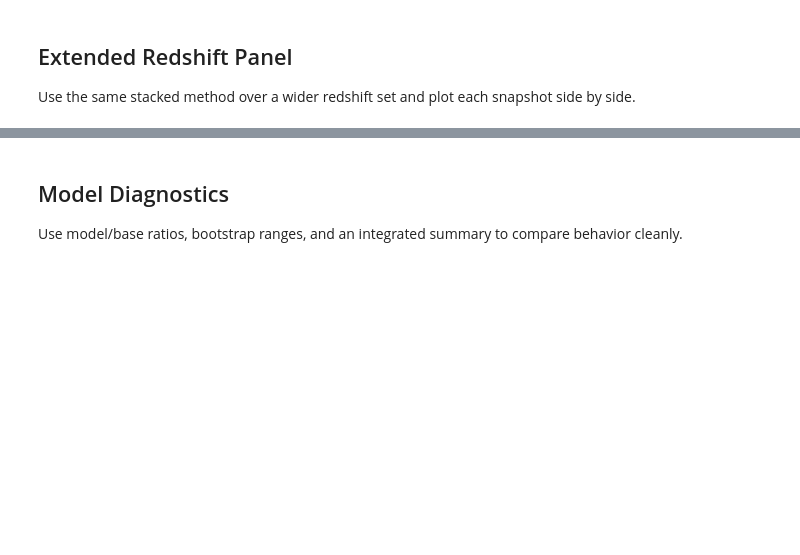
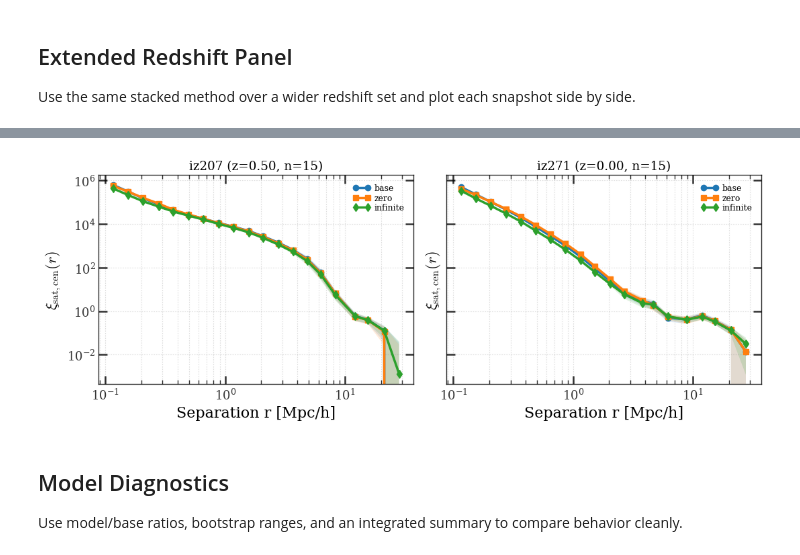
Before and after one commit to OscarHickman/galform_analysis, a Jupyter notebook: examples/dynamical_friction_timescale/satellite_cross_correlation.ipynb, the cells around one changed output, grey strips where cells are left out. Cells and saved outputs as stored; diff of their text form; code cells hidden in the pictures; blank space fills up the shorter version.

```diff
--- a/examples/dynamical_friction_timescale/satellite_cross_correlation.ipynb
+++ b/examples/dynamical_friction_timescale/satellite_cross_correlation.ipynb
@@ -319,12 +331,12 @@ def stack_snapshot(snapshot, ivols, sat_min, cen_min, host_min, nthreads=4):
                 break
             runs[model] = res
             if r_ref is None:
-                r_ref = res['r'].values
+                r_ref = res['r'].to_numpy()
         if not ok:
             continue
 
         for model in model_dirs:
-            stacks[model].append(runs[model]['xi'].values)
+            stacks[model].append(runs[model]['xi'].to_numpy())
 
     out = {'r': r_ref, 'n_used': len(stacks['base'])}
     for model in stacks:
@@ -365,34 +383,36 @@ axes = axes.flatten()
 for i, snapshot in enumerate(valid_wide):
     ax = axes[i]
     s = stacked_wide[snapshot]
     r = s['r']
     z = get_snapshot_redshift(snapshot)
     z_text = f"{z:.2f}" if z is not None else 'n/a'
 
     for model, marker in [('base', 'o-'), ('zero', 's-'), ('infinite', 'd-')]:
         mean = s[model]['mean']
         sem = s[model]['sem']
         m = np.isfinite(mean) & np.isfinite(r) & (mean > -1)
         if not np.any(m):
             continue
         ax.loglog(r[m], mean[m], marker, label=model)
         lo = np.clip(mean - sem, -0.999, np.inf)
         hi = mean + sem
         b = m & np.isfinite(lo) & np.isfinite(hi)
         if np.any(b):
             ax.fill_between(r[b], lo[b], hi[b], alpha=0.15)
 
     ax.set_title(f"{snapshot} (z={z_text}, n={s['n_used']})")
     ax.set_xlabel('Separation r [Mpc/h]')
-    ax.set_ylabel(r'$\\xi_{\\mathrm{sat,cen}}(r)$')
+    ax.set_ylabel(r'$\xi_{\mathrm{sat,cen}}(r)$')
     ax.grid(True, alpha=0.25, which='both')
     ax.legend(fontsize=9)
 
 for j in range(len(valid_wide), len(axes)):
     axes[j].axis('off')
 
 plt.tight_layout()
 plt.show()
+# %% [output]
+[figure, added]
 # %% [markdown]
 ## Model Diagnostics
 Use model/base ratios, bootstrap ranges, and an integrated summary to compare behavior cleanly.
```
Also changed, not shown: parts of 12 cells of this notebook, 4 other files.
